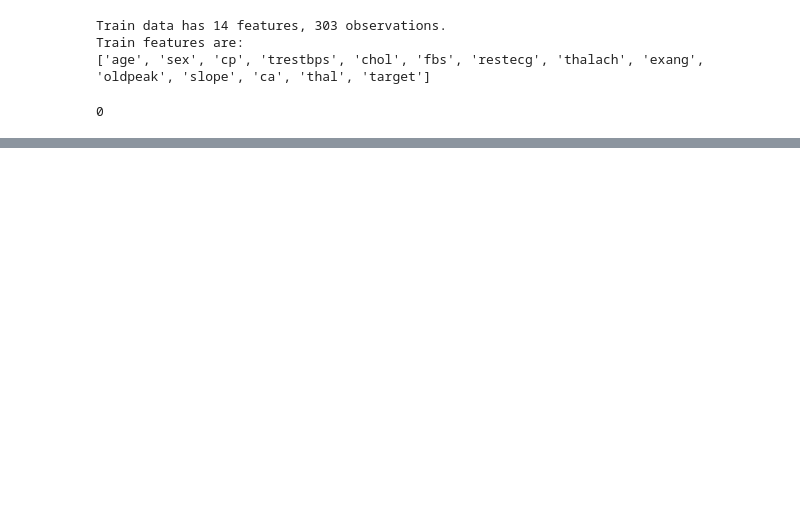
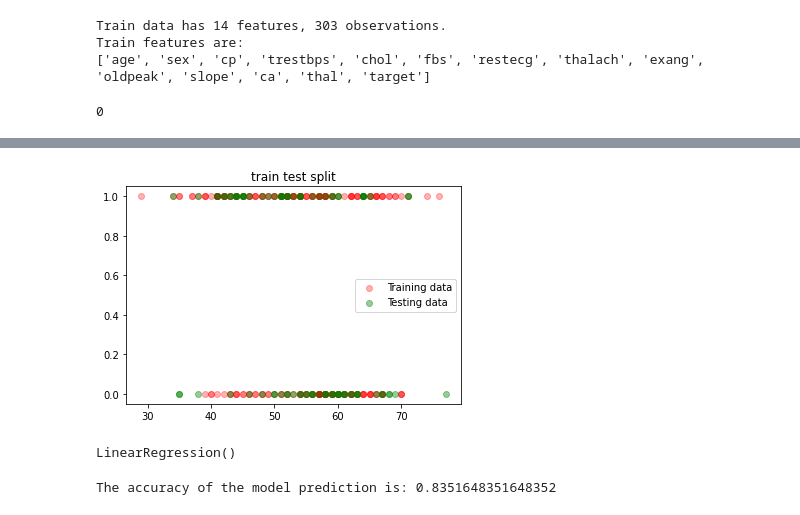
Before and after one commit to AR-Mustakim/replay-ML-basic, a Jupyter notebook: b_linearRegression.ipynb, the cells around one changed output, grey strips where cells are left out. Drawn from its saved outputs; the diff is of its cells as text; code cells hidden in the pictures; blank space fills up the shorter version.

```diff
--- a/b_linearRegression.ipynb
+++ b/b_linearRegression.ipynb
@@ -133,0 +97,19 @@ So, our data look promising ( no missing value and etc). lets continue with spli
+# %%
+#spliting data
+features = dataset.iloc[:, :-2]
+target = dataset.iloc[:, -1]
+x_train, x_test, y_train,y_test = train_test_split(features, target, test_size=0.3, random_state=48)
+# %%
+plt.scatter(x_train['umur'], y_train, label='Training data', color='red', alpha=0.3)
+plt.scatter(x_test['umur'], y_test, label='Testing data', color='green', alpha=0.4)
+plt.legend()
+plt.title('train test split')
+plt.show()
+# %% [output]
+[figure, added]
+# %%
+#step4 -build model and train
+model = LinearRegression()
+model.fit(x_train, y_train)
+# %% [output]
+LinearRegression()
@@ -133,0 +127,8 @@ So, our data look promising ( no missing value and etc). lets continue with spli
+# %%
+#step 6- evaluate model/ prediction
+
+print(
+    f'The accuracy of the model prediction is: {accuracy_score(y_test, target_pred)}'
+)
+# %% [output]
+The accuracy of the model prediction is: 0.8351648351648352
```
Also changed, not shown: parts of 7 cells of this notebook, 1 other file.
